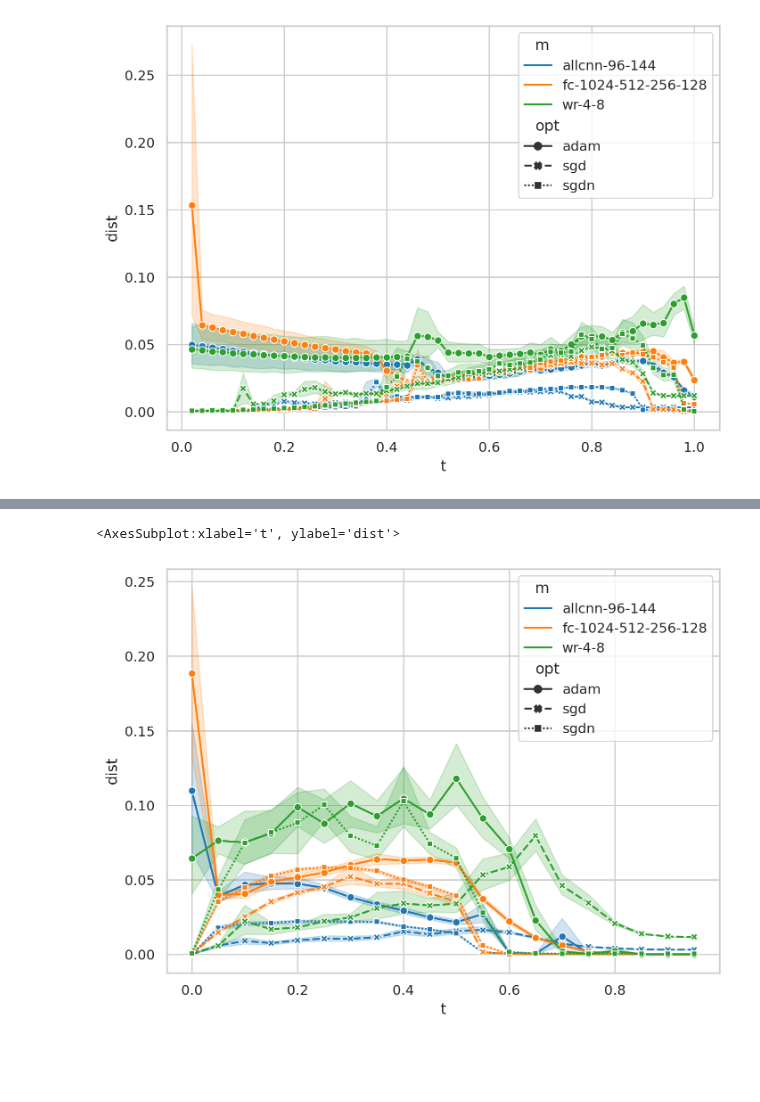
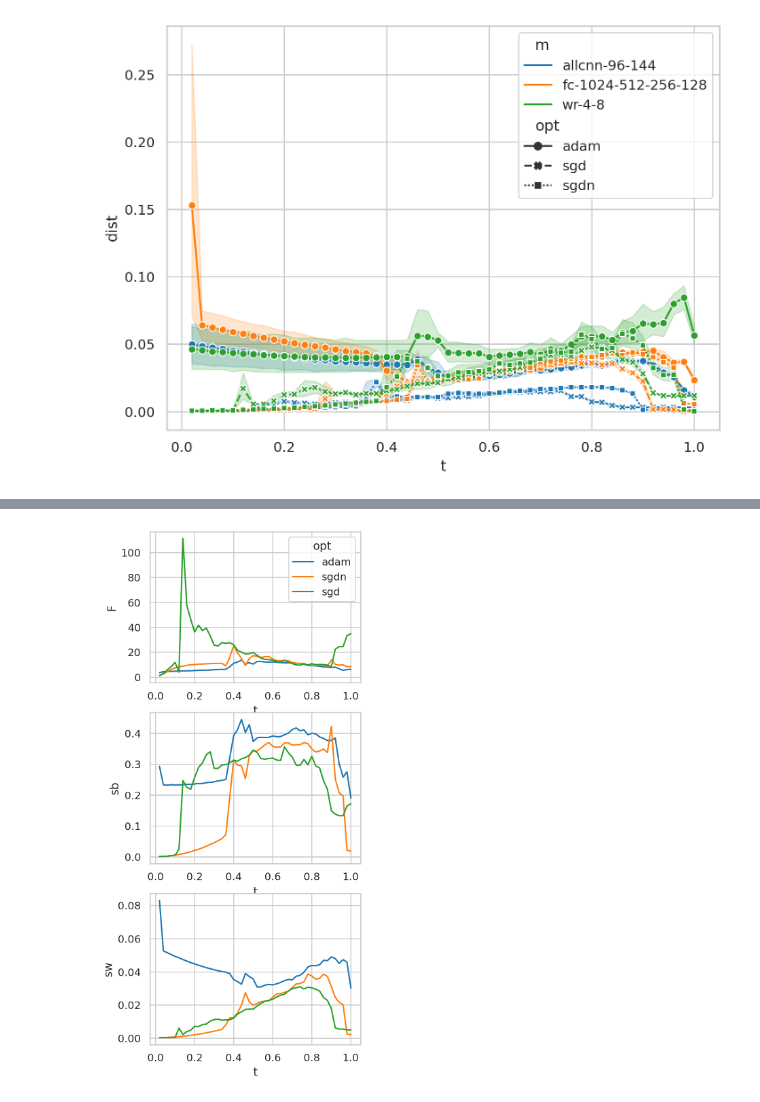
Before and after one commit to grasp-lyrl/low-dimensional-deepnets, a Jupyter notebook: geodesics.ipynb, the cells around one changed output, grey strips where cells are left out. Saved outputs shown, nothing was run; the diff lists cells and outputs as text; code cells hidden in the pictures; blank space fills up the shorter version.

```diff
--- a/geodesics.ipynb
+++ b/geodesics.ipynb
@@ -248,4 +234,7 @@ avg = avg_model(df, groupby=['m', 'opt', 't'], probs=True, get_err=True, update_
 # %%
+from functools import partial
+avg = avg_model(df, groupby=['m', 'opt', 't'], probs=True, get_err=True, update_d=True,
+                compute_distance=True, dev='cuda', keys=['yh'], distf=partial(dbhat,debug=True))
 sns.lineplot(data=avg['dists'], x='t', y='dist', hue='m', style='opt', markers=True)
 # %% [output]
 <AxesSubplot:xlabel='t', ylabel='dist'>
@@ -262,8 +242,44 @@ plt.legend(bbox_to_anchor=(1, 1), loc=2)
-# %%
-avg_ = avg_model(d, groupby=['m', 'opt', 't'], probs=True, get_err=True,
-                update_d=True, compute_distance=True, dev='cuda', keys=['yh'], distf=dbhat)
-sns.lineplot(data=avg_['dists'], x='t', y='dist',
-             hue='m', style='opt', markers=True)
-# %% [output]
-<AxesSubplot:xlabel='t', ylabel='dist'>
-[figure, removed]
+# %%
+def F_test(d, dists, fixed='m', group='opt', key='yh', distf=dbhat, ts=range(20),
+           choices={'m': ["'wr-4-8'", "'allcnn-96-144'", "'fc-1024-512-256-128'"],
+                    'opt': ["'adam'", "'sgdn'", "'sgd'"]}, verbose=False):
+    F = []
+    choices = choices[fixed]
+    for c in choices:
+        for t in d['t'].unique():
+            cond = f"{fixed} == {c} & t=={t}"
+            allm = d.iloc[get_idx(d, cond)]
+            groups = allm[group].unique()
+            levels = len(groups)
+            ni = len(allm) // levels
+
+            om = th.Tensor(np.stack(allm[key]).mean(0, keepdims=True))
+            gm = np.stack([np.stack(d.iloc[get_idx(d, f"{cond} & {group}=='{g}'")]['yh']).mean(0) for g in groups])
+            gm = th.Tensor(gm)
+
+            dms = distf(om, gm).mean(0)
+            sb = dms.sum() * ni / (levels-1)
+
+            sw = (dists.iloc[get_idx(dists, f"{cond} & key == '{key}'")]['dist'].values).sum() / (len(allm)-levels)
+            if verbose:
+                print('sb: ', sb, 'sw: ', sw)
+            F.append({fixed: c.strip("''"), 'sb': sb.item(),
+                     'sw': sw.item(), 'F': (sb/sw).item(), 't': t})
+    return F
+# %%
+fig, axes = plt.subplots(3,1, figsize=(4, 10))
+fixed='opt'
+group='m'
+F = F_test(avg['d'],
+           dists=avg['dists'],
+           fixed=fixed,
+           group=group,
+           key="yh",
+           distf=dbhat)
+df = pd.DataFrame(F, columns=[fixed, "F", "t", "sb", "sw"])
+
+for (i, v) in enumerate(['F', 'sb', 'sw']):
+    l = True if i == 0 else False
+    sns.lineplot(data=df, x="t", y=v, hue=fixed, ax=axes[i], legend=l)
+# %% [output]
+[figure, added]
```
Also changed, not shown: parts of 12 cells of this notebook, 3 other files.
